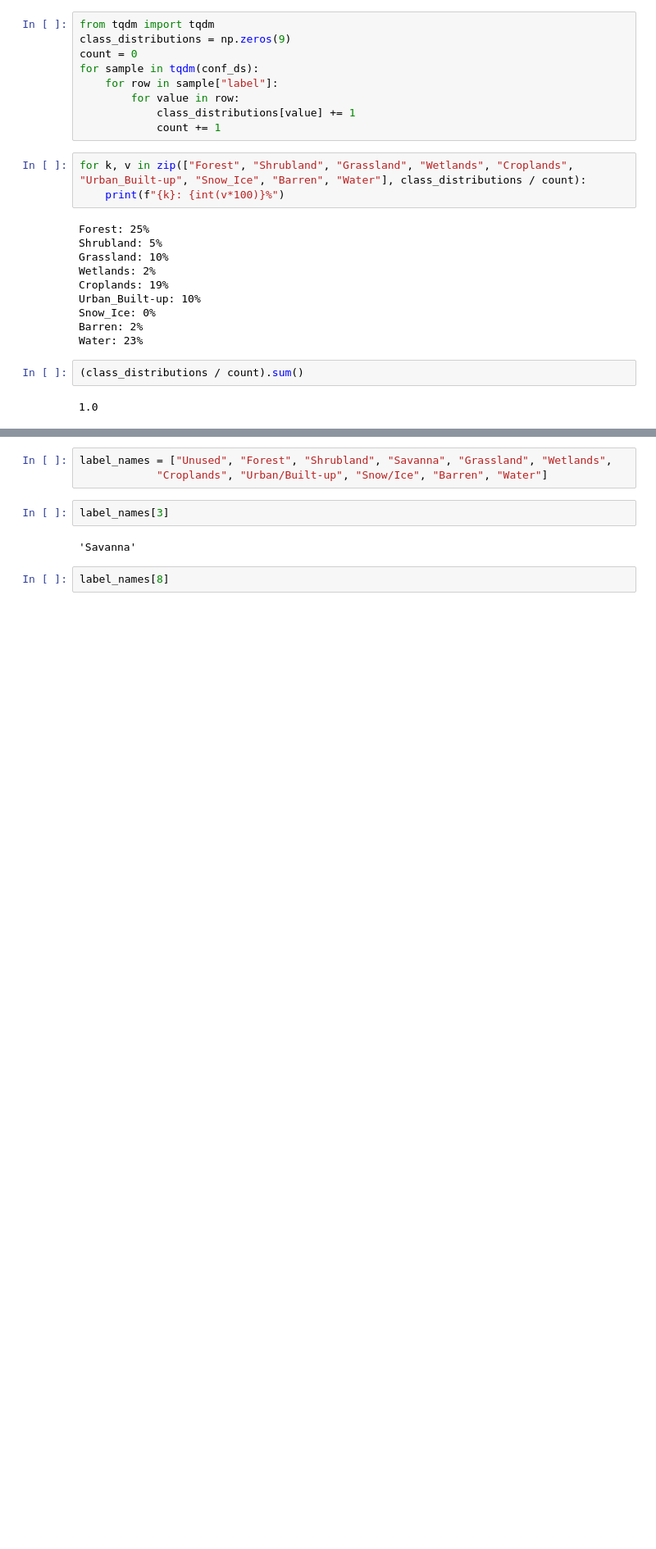
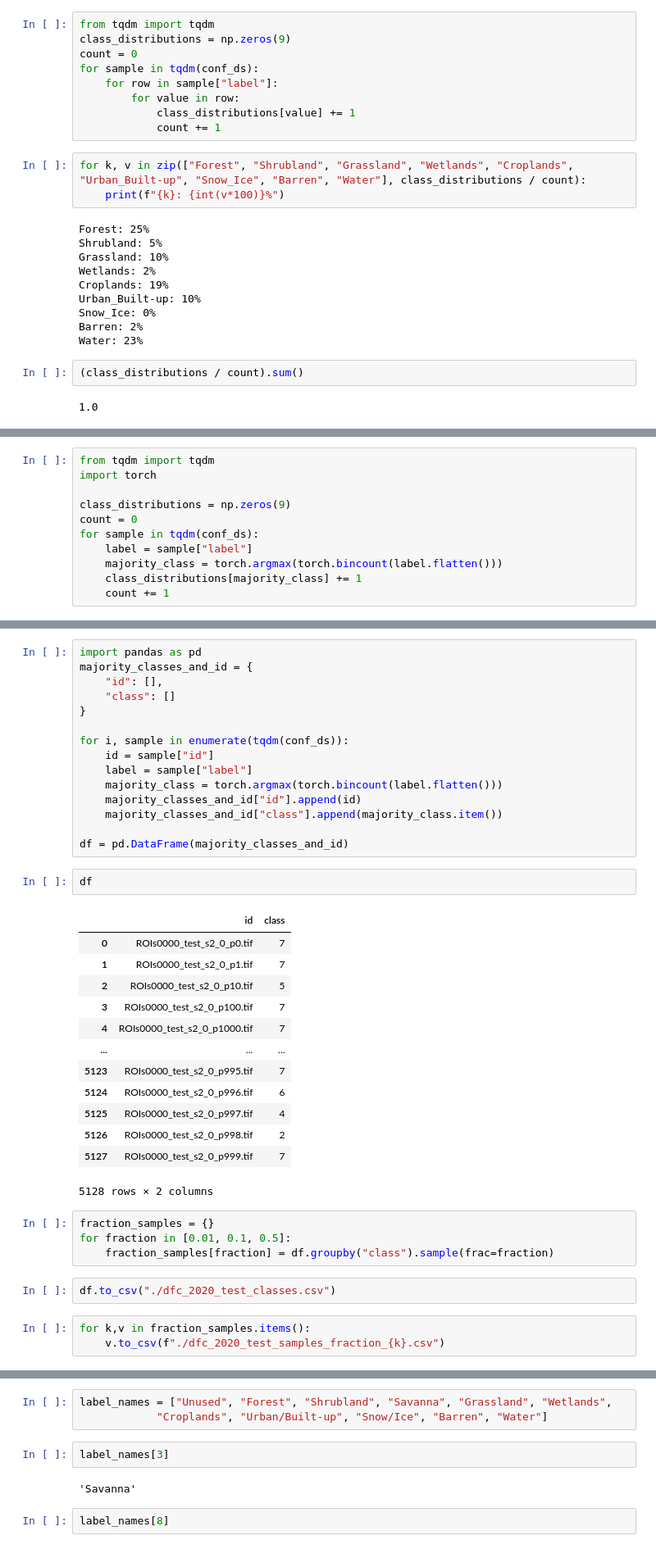
Before and after one commit to AlexanderLontke/ssl-ddpm-rs, a Jupyter notebook: notebooks/data_loading/DFC_2020.ipynb, the cells around one changed output, grey strips where cells are left out. Shown at 82% size. Cells and saved outputs as stored; diff of their text form; blank space fills up the shorter version.

```diff
--- a/notebooks/data_loading/DFC_2020.ipynb
+++ b/notebooks/data_loading/DFC_2020.ipynb
@@ -532,0 +559,11 @@ Water: 23%
+# %%
+from tqdm import tqdm
+import torch
+
+class_distributions = np.zeros(9)
+count = 0
+for sample in tqdm(conf_ds):
+    label = sample["label"]
+    majority_class = torch.argmax(torch.bincount(label.flatten()))
+    class_distributions[majority_class] += 1
+    count += 1
@@ -532,0 +583,40 @@ Water: 23%
+# %%
+import pandas as pd
+majority_classes_and_id = {
+    "id": [],
+    "class": []
+}
+
+for i, sample in enumerate(tqdm(conf_ds)):
+    id = sample["id"]
+    label = sample["label"]
+    majority_class = torch.argmax(torch.bincount(label.flatten()))
+    majority_classes_and_id["id"].append(id)
+    majority_classes_and_id["class"].append(majority_class.item())
+
+df = pd.DataFrame(majority_classes_and_id)
+# %%
+df
+# %% [output]
+|  | id | class |
+| 0 | ROIs0000_test_s2_0_p0.tif | 7 |
+| 1 | ROIs0000_test_s2_0_p1.tif | 7 |
+| 2 | ROIs0000_test_s2_0_p10.tif | 5 |
+| 3 | ROIs0000_test_s2_0_p100.tif | 7 |
+| 4 | ROIs0000_test_s2_0_p1000.tif | 7 |
+| ... | ... | ... |
+| 5123 | ROIs0000_test_s2_0_p995.tif | 7 |
+| 5124 | ROIs0000_test_s2_0_p996.tif | 6 |
+| 5125 | ROIs0000_test_s2_0_p997.tif | 4 |
+| 5126 | ROIs0000_test_s2_0_p998.tif | 2 |
+| 5127 | ROIs0000_test_s2_0_p999.tif | 7 |
+5128 rows × 2 columns
+# %%
+fraction_samples = {}
+for fraction in [0.01, 0.1, 0.5]:
+    fraction_samples[fraction] = df.groupby("class").sample(frac=fraction)
+# %%
+df.to_csv("./dfc_2020_test_classes.csv")
+# %%
+for k,v in fraction_samples.items():
+    v.to_csv(f"./dfc_2020_test_samples_fraction_{k}.csv")
```
Also changed, not shown: parts of 8 cells of this notebook, 12 other files.
